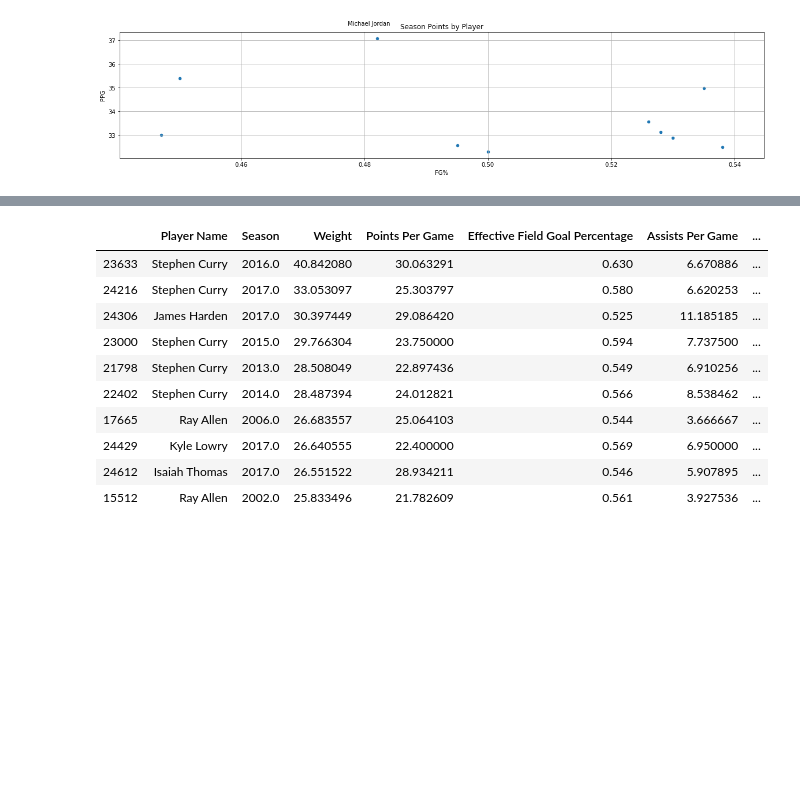
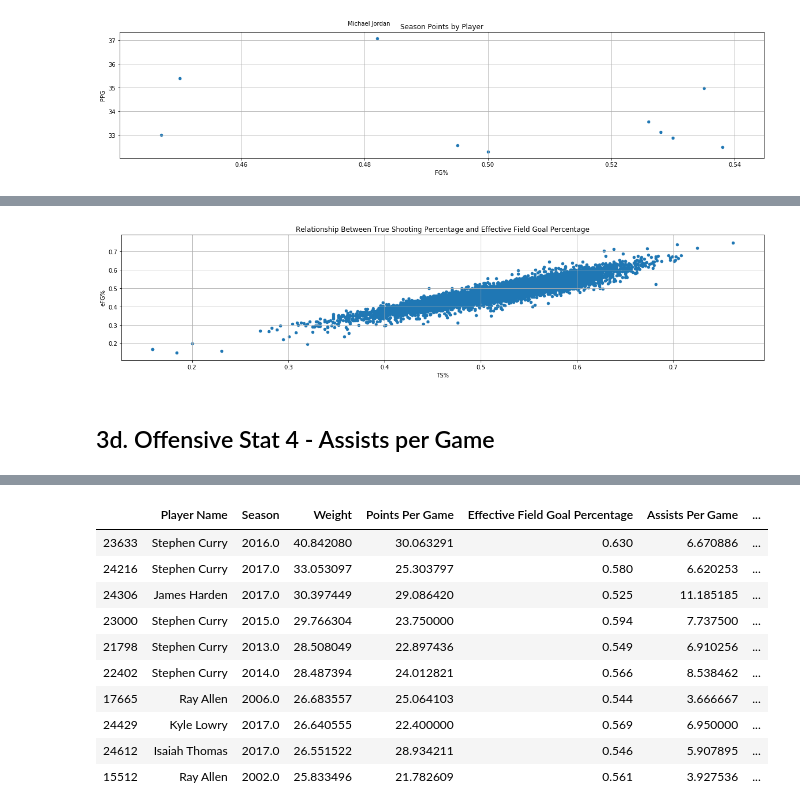
Before and after one commit to goblebla/NBA_Analysts, a Jupyter notebook: Master Notebook.ipynb, the cells around one changed output, grey strips where cells are left out. Drawn from its saved outputs; the diff is of its cells as text; code cells hidden in the pictures; blank space fills up the shorter version.

```diff
--- a/Master Notebook.ipynb
+++ b/Master Notebook.ipynb
@@ -273,7 +326,12 @@ plt.show()
 # %%
 #Exploring data and comparing TS% vs eFG%
+ts_vs_eFG = player_data[['Year','Player', '3PG', '3P', '3PA', '3P%', 'PPG','G', 'TS%', 'eFG%']]
 shooting_stats_relationship = player_data[['TS%', 'eFG%']]
 
-player_3_eFG.plot(kind="scatter", x="TS%", y="eFG%", grid=True, figsize=(20,4),
+ts_vs_eFG.plot(kind="scatter", x="TS%", y="eFG%", grid=True, figsize=(20,4),
                  title="Relationship Between True Shooting Percentage and Effective Field Goal Percentage")
 plt.show()
+# %% [output]
+[figure, added]
+# %% [markdown]
+## 3d. Offensive Stat 4 - Assists per Game
```
Also changed, not shown: parts of 34 cells of this notebook, 1 other file.
